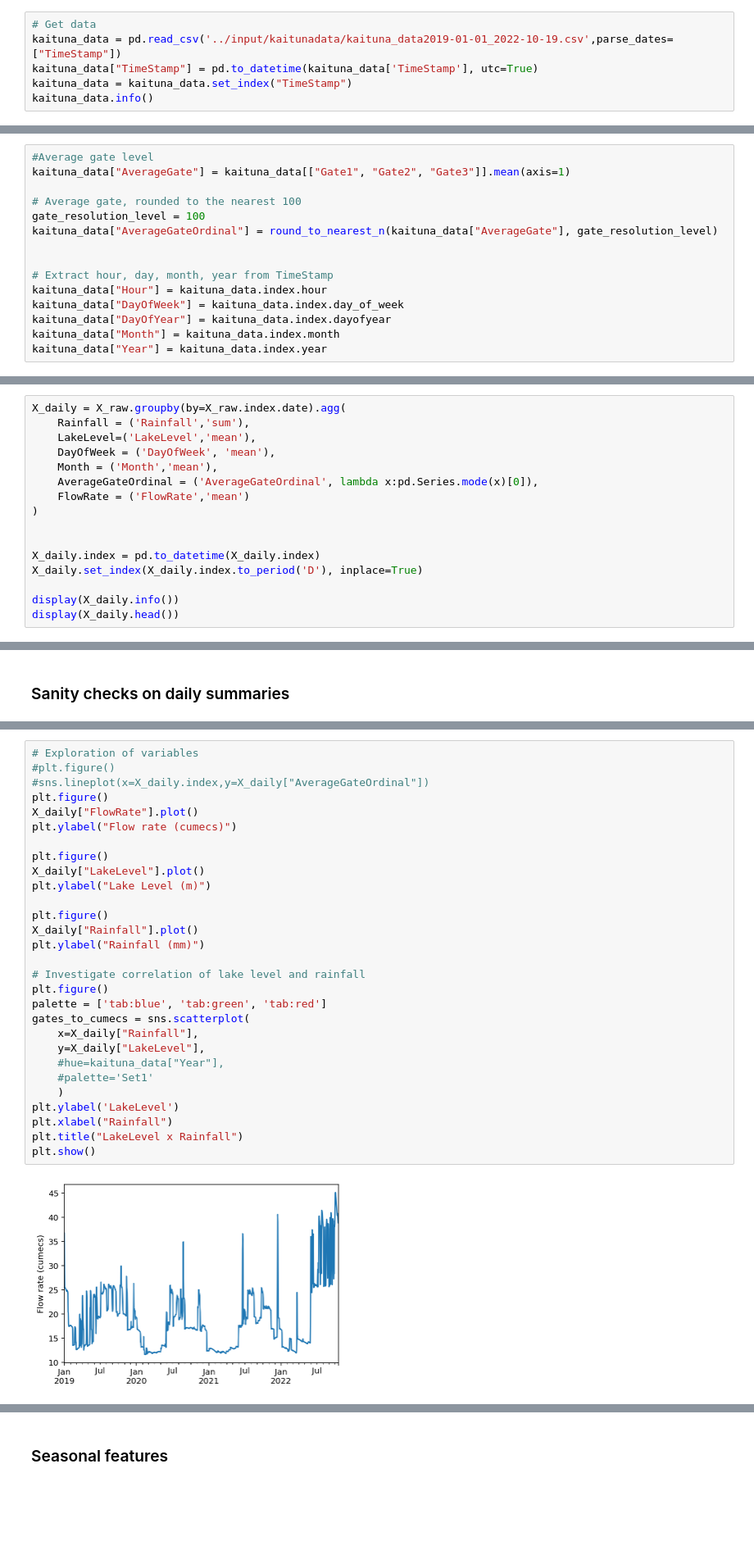
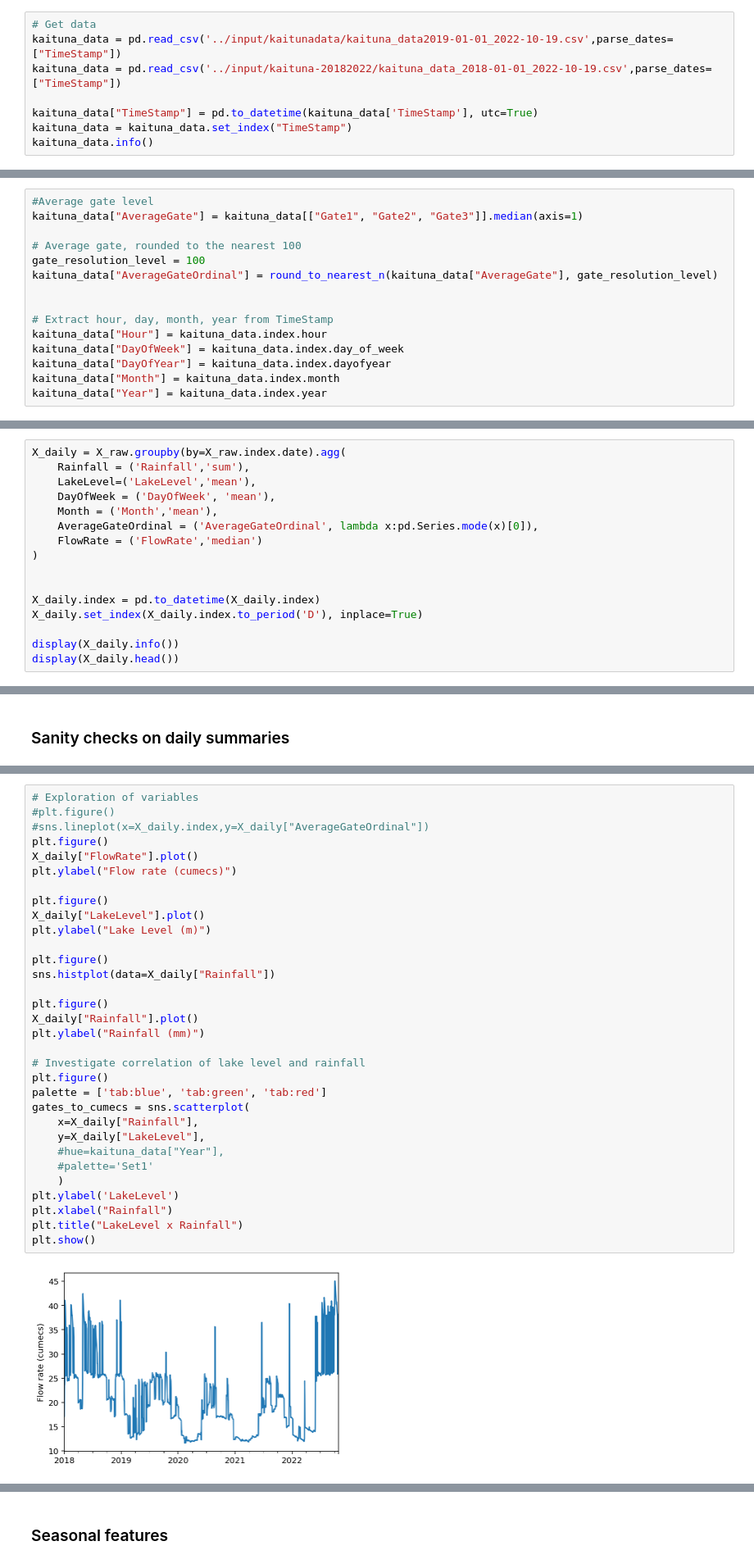
Before and after one commit to chrisgjarrett/kaituna-model, a Jupyter notebook: kaituna-flow-predictions-gate-level-classification.ipynb, the cells around one changed output, grey strips where cells are left out. Shown at 82% size. Drawn from its saved outputs; the diff is of its cells as text; blank space fills up the shorter version.

```diff
--- a/kaituna-flow-predictions-gate-level-classification.ipynb
+++ b/kaituna-flow-predictions-gate-level-classification.ipynb
@@ -278,6 +282,8 @@ def round_to_nearest_n(data, rounding_level):
 # %%
 # Get data
 kaituna_data = pd.read_csv('../input/kaitunadata/kaituna_data2019-01-01_2022-10-19.csv',parse_dates=["TimeStamp"])
+kaituna_data = pd.read_csv('../input/kaituna-20182022/kaituna_data_2018-01-01_2022-10-19.csv',parse_dates=["TimeStamp"])
+
 kaituna_data["TimeStamp"] = pd.to_datetime(kaituna_data['TimeStamp'], utc=True)
 kaituna_data = kaituna_data.set_index("TimeStamp")
 kaituna_data.info()
@@ -298,6 +304,6 @@ memory usage: 1.8 MB
 # %%
 #Average gate level
-kaituna_data["AverageGate"] = kaituna_data[["Gate1", "Gate2", "Gate3"]].mean(axis=1)
+kaituna_data["AverageGate"] = kaituna_data[["Gate1", "Gate2", "Gate3"]].median(axis=1)
 
 # Average gate, rounded to the nearest 100
 gate_resolution_level = 100
@@ -495,7 +501,7 @@ X_daily = X_raw.groupby(by=X_raw.index.date).agg(
     DayOfWeek = ('DayOfWeek', 'mean'),
     Month = ('Month','mean'),
     AverageGateOrdinal = ('AverageGateOrdinal', lambda x:pd.Series.mode(x)[0]),
-    FlowRate = ('FlowRate','mean')
+    FlowRate = ('FlowRate','median')
 )
 
 
@@ -558,31 +564,34 @@ max           1500.000000
 # %%
 # Exploration of variables
 #plt.figure()
 #sns.lineplot(x=X_daily.index,y=X_daily["AverageGateOrdinal"])
 plt.figure()
 X_daily["FlowRate"].plot()
 plt.ylabel("Flow rate (cumecs)")
 
 plt.figure()
 X_daily["LakeLevel"].plot()
 plt.ylabel("Lake Level (m)")
+
+plt.figure()
+sns.histplot(data=X_daily["Rainfall"])
 
 plt.figure()
 X_daily["Rainfall"].plot()
 plt.ylabel("Rainfall (mm)")
 
 # Investigate correlation of lake level and rainfall
 plt.figure()
 palette = ['tab:blue', 'tab:green', 'tab:red']
 gates_to_cumecs = sns.scatterplot(
     x=X_daily["Rainfall"],
     y=X_daily["LakeLevel"],
     #hue=kaituna_data["Year"],
     #palette='Set1'
     )
 plt.ylabel('LakeLevel')
 plt.xlabel("Rainfall")
 plt.title("LakeLevel x Rainfall")
 plt.show()
 # %% [output]
-[figure, old version]
+[figure, new version]
```
Also changed, not shown: parts of 33 cells of this notebook.
